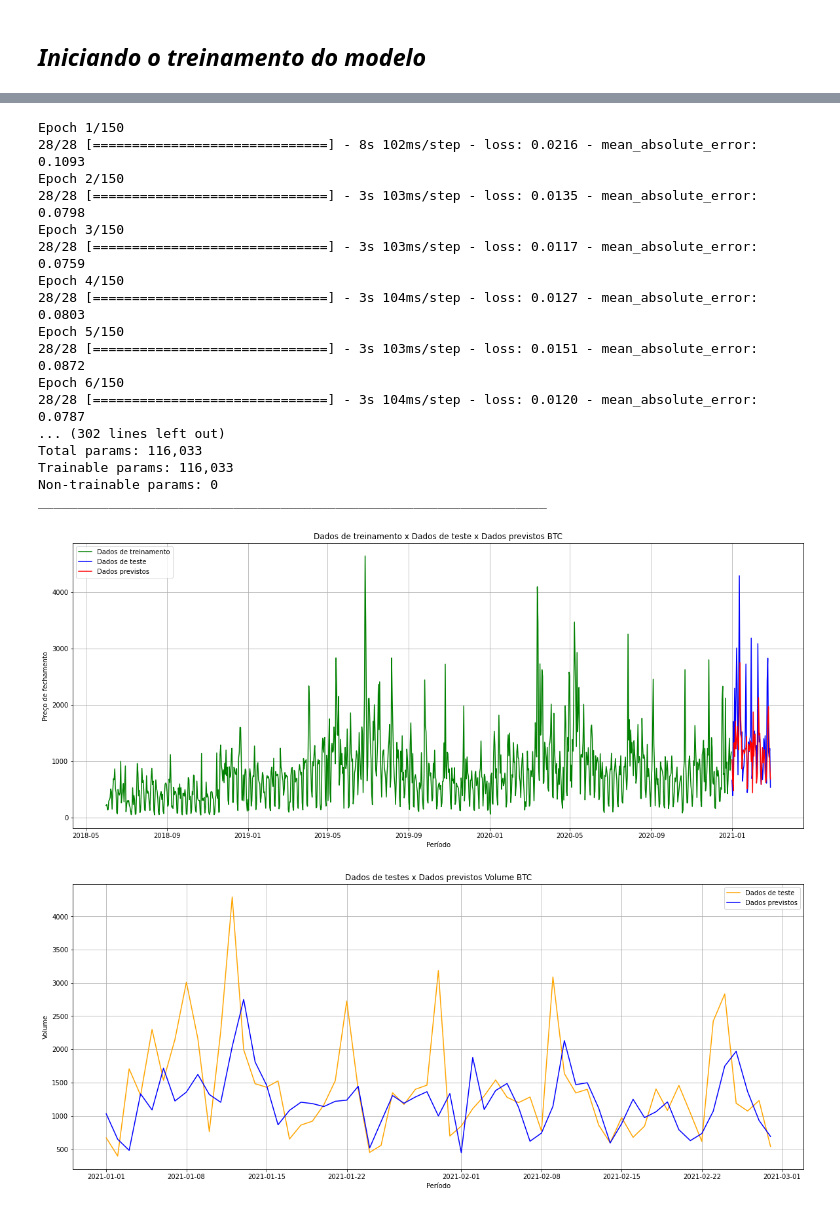
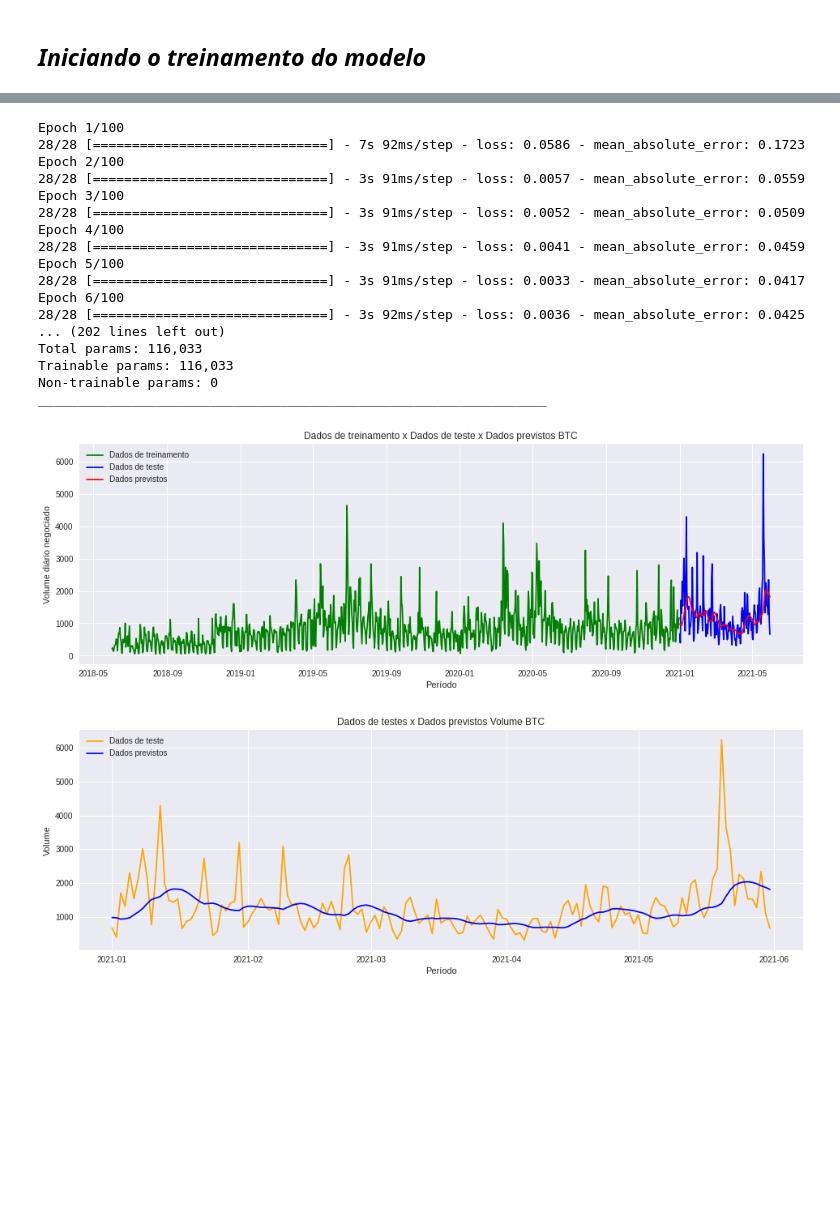
Before and after one commit to rafagutzlaff/PredictionVolumeBTCBR, a Jupyter notebook: Previsão_Volumes_Bitcoin.ipynb, the cells around one changed output, grey strips where cells are left out. Saved outputs shown, nothing was run; the diff lists cells and outputs as text; code cells hidden in the pictures; blank space fills up the shorter version.

```diff
--- a/Previsão_Volumes_Bitcoin.ipynb
+++ b/Previsão_Volumes_Bitcoin.ipynb
@@ -146,12 +181,16 @@ df_valores.head()
 # realiza a leitura dos arquivos CSV
 
 # para usar no Jupyter
-#df_VolumeBTCBrasil = pd.read_csv('dados/VolumeBTCBrasil.csv',sep=',')
-df_VolumeBTCBrasil = pd.read_csv('/content/drive/My Drive/datasets/VolumeBTCBrasil.csv')
+df_VolumeBTCBrasil = pd.read_csv('VolumeBTCBrasil.csv',sep=',')
+
+# para usar no Google Colab
+#df_VolumeBTCBrasil = pd.read_csv('/content/drive/My Drive/datasets/VolumeBTCBrasil.csv')
 
 # para usar no Jupyter
-#df_BTC_USD = pd.read_csv('dados/ValoresBTC_USD.csv',sep=',')
-df_BTC_USD = pd.read_csv('/content/drive/My Drive/datasets/ValoresBTC_USD.csv')
+df_BTC_USD = pd.read_csv('ValoresBTC_USD.csv',sep=',')
+
+# para usar no Google Colab
+#df_BTC_USD = pd.read_csv('/content/drive/My Drive/datasets/ValoresBTC_USD.csv')
 
 # converte os campos Date dos arquivos para formato data
 df_VolumeBTCBrasil['Date'] = pd.to_datetime(df_VolumeBTCBrasil['Date'])
@@ -263,0 +318,14 @@ df_prophet.head()
+# %%
+# análise conjunta dos valores negociados por exchanges brasileiras e o volume mundial
+df_geral.reset_index(inplace=True)
+df_geral.set_index('Date', inplace=True)
+
+# normaliza os dados ref. aos volumes
+(df_geral['Volume BTC']/df_geral['Volume BTC'].iloc[0]*100).plot(figsize=(20,10), color='green', label='Volume BTC Brasil')
+(df_geral['Volume']/df_geral['Volume'].iloc[0]*100).plot(figsize=(20,10), color='blue', label='Volume BTC Mundial')
+
+# plota o gráfico de volumes normalizados
+plt.ylabel('Volumes com valores normalizados')
+plt.xlabel('Período')
+plt.legend()
+plt.show()
@@ -319,16 +671,13 @@ Modelo LSTM
 # %%
-df_lstm = df
-df_lstm['Date'] = pd.to_datetime(df_lstm['Date'])
-
-# seta a coluna Date como index
-df_lstm.set_index('Date', inplace=True)
+# atribui o dataset geral para o dataframe de uso no LSTM
+df_lstm = df_geral
 
 # Mantem apenas a coluna Volume BTC que será usada no modelo preditivo
-df = df.drop(['Open', 'High', 'Low', 'Close', 'Adj Close', 'Volume'], axis=1)
+df_lstm = df_lstm.drop(['Open', 'High', 'Low', 'Close', 'Adj Close', 'Volume'], axis=1)
 
 # cria dois datasets para treino e teste
-lstm_treino = df.loc['2018-06-01':'2020-12-31']
-lstm_teste = df.loc['2021-01-01':'2021-02-28']
+lstm_treino = df_lstm.loc['2018-06-01':'2020-12-31']
+lstm_teste = df_lstm.loc['2021-01-01':'2021-05-31']
 # %%
 # atribui a coluna "Volume BTC" para o array
 lstm_treino_array = lstm_treino.iloc[:,0:1].values
@@ -398,24 +729,24 @@ model_rnn.add(Dense(1, activation='linear'))
 model_rnn.compile(optimizer = 'adam', loss = 'mean_squared_error', metrics=['mean_absolute_error'])
 
 # Faz o treinamento da RNN utilizando o dataset de treinamento
-model_rnn.fit(x_train_lstm, y_train_lstm, epochs = 150, batch_size = 32)
+model_rnn.fit(x_train_lstm, y_train_lstm, epochs = 100, batch_size = 32)
 
 #Mostra o resumo do modelo
 model_rnn.summary()
 # %% [output]
-Epoch 1/150
-28/28 [==============================] - 8s 102ms/step - loss: 0.0216 - mean_absolute_error: 0.1093
-Epoch 2/150
-28/28 [==============================] - 3s 103ms/step - loss: 0.0135 - mean_absolute_error: 0.0798
-Epoch 3/150
-28/28 [==============================] - 3s 103ms/step - loss: 0.0117 - mean_absolute_error: 0.0759
-Epoch 4/150
-28/28 [==============================] - 3s 104ms/step - loss: 0.0127 - mean_absolute_error: 0.0803
-Epoch 5/150
-28/28 [==============================] - 3s 103ms/step - loss: 0.0151 - mean_absolute_error: 0.0872
-Epoch 6/150
-28/28 [==============================] - 3s 104ms/step - loss: 0.0120 - mean_absolute_error: 0.0787
-... (302 lines left out)
+Epoch 1/100
+28/28 [==============================] - 7s 92ms/step - loss: 0.0586 - mean_absolute_error: 0.1723
+Epoch 2/100
+28/28 [==============================] - 3s 91ms/step - loss: 0.0057 - mean_absolute_error: 0.0559
+Epoch 3/100
+28/28 [==============================] - 3s 91ms/step - loss: 0.0052 - mean_absolute_error: 0.0509
+Epoch 4/100
+28/28 [==============================] - 3s 91ms/step - loss: 0.0041 - mean_absolute_error: 0.0459
+Epoch 5/100
+28/28 [==============================] - 3s 91ms/step - loss: 0.0033 - mean_absolute_error: 0.0417
+Epoch 6/100
+28/28 [==============================] - 3s 92ms/step - loss: 0.0036 - mean_absolute_error: 0.0425
+... (202 lines left out)
 Total params: 116,033
 Trainable params: 116,033
 Non-trainable params: 0
@@ -447,21 +778,21 @@ predictions_lstm = model_rnn.predict(x_test_lstm)
 predictions_lstm = scaler.inverse_transform(predictions_lstm)
 # %%
 #Plotagem dos dados de treinamento, teste e previsão
-plt.figure(figsize=(20,8))
+plt.figure(figsize=(16,5))
 plt.plot(lstm_treino.index, lstm_treino['Volume BTC'], color='green', label = 'Dados de treinamento')
 plt.plot(lstm_teste.index, lstm_teste['Volume BTC'], color = 'blue', label = 'Dados de teste')
 plt.plot(lstm_teste.index, predictions_lstm, color = 'red', label = 'Dados previstos')
 plt.title('Dados de treinamento x Dados de teste x Dados previstos BTC')
 plt.xlabel('Período')
-plt.ylabel('Preço de fechamento')
+plt.ylabel('Volume diário negociado')
 plt.legend()
 plt.grid(True)
 plt.show()
 # %% [output]
-[figure, old version]
+[figure, new version]
 # %%
 #Plotagem dos dados de teste e dados previstos
-plt.figure(figsize=(20,8))
+plt.figure(figsize=(16,5))
 plt.plot(lstm_teste.index, lstm_teste['Volume BTC'], color = 'orange', label = 'Dados de teste')
 plt.plot(lstm_teste.index, predictions_lstm, color = 'blue', label = 'Dados previstos')
 plt.title('Dados de testes x Dados previstos Volume BTC')
@@ -471,7 +802,7 @@ plt.legend()
 plt.grid(True)
 plt.show()
 # %% [output]
-[figure, old version]
+[figure, new version]
 # %%
 #Cálculo do erro
 print('MAE: ', mean_absolute_error(lstm_teste['Volume BTC'],predictions_lstm))
```
Also changed, not shown: parts of 58 cells of this notebook.
